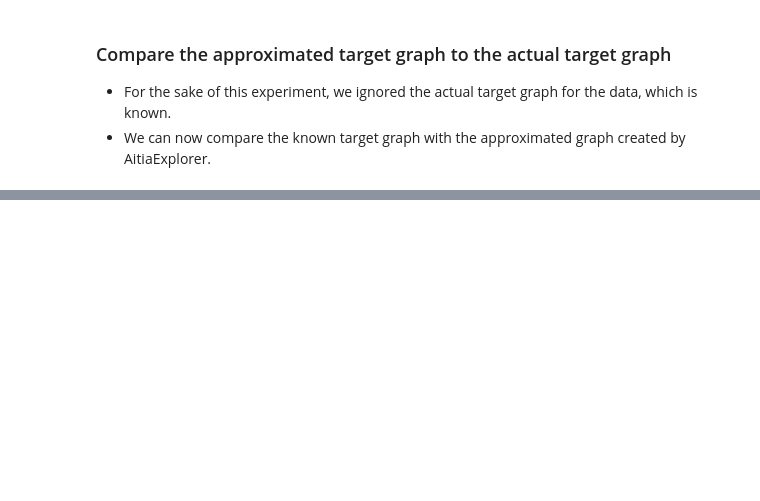
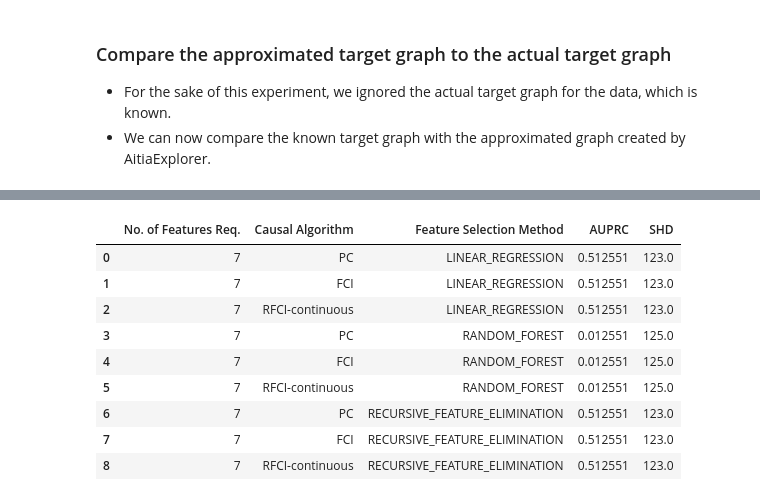
Before and after one commit to seamus-brady/aitiaexplorer, a Jupyter notebook: notebooks/Example03-Causal_Discovery_No_Known_Graph.ipynb, the cells around one changed output, grey strips where cells are left out. Drawn from its saved outputs; the diff is of its cells as text; code cells hidden in the pictures; blank space fills up the shorter version.

```diff
--- a/notebooks/Example03-Causal_Discovery_No_Known_Graph.ipynb
+++ b/notebooks/Example03-Causal_Discovery_No_Known_Graph.ipynb
@@ -125,0 +177,13 @@ aitia.graph_metrics.(approx_target_graph, actual_target_graph)
+# %%
+display(HTML(summary2.to_html()))
+# %% [output]
+|  | No. of Features Req. | Causal Algorithm | Feature Selection Method | AUPRC | SHD |
+| 0 | 7 | PC | LINEAR_REGRESSION | 0.512551 | 123.0 |
+| 1 | 7 | FCI | LINEAR_REGRESSION | 0.512551 | 123.0 |
+| 2 | 7 | RFCI-continuous | LINEAR_REGRESSION | 0.512551 | 123.0 |
+| 3 | 7 | PC | RANDOM_FOREST | 0.012551 | 125.0 |
+| 4 | 7 | FCI | RANDOM_FOREST | 0.012551 | 125.0 |
+| 5 | 7 | RFCI-continuous | RANDOM_FOREST | 0.012551 | 125.0 |
+| 6 | 7 | PC | RECURSIVE_FEATURE_ELIMINATION | 0.512551 | 123.0 |
+| 7 | 7 | FCI | RECURSIVE_FEATURE_ELIMINATION | 0.512551 | 123.0 |
+| 8 | 7 | RFCI-continuous | RECURSIVE_FEATURE_ELIMINATION | 0.512551 | 123.0 |
```
Also changed, not shown: parts of 18 cells of this notebook, 6 other files.
